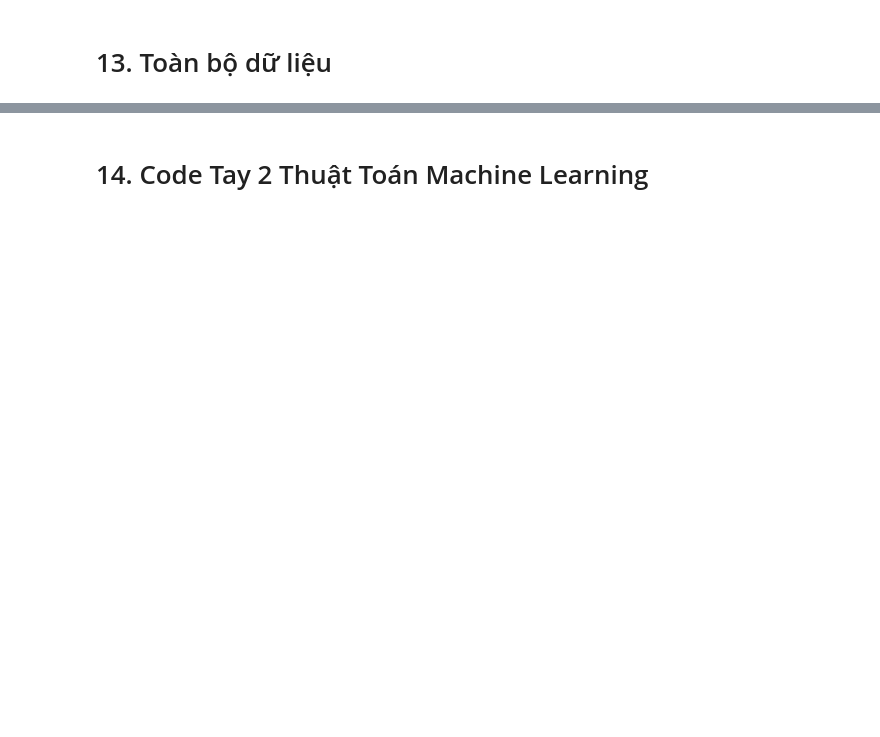
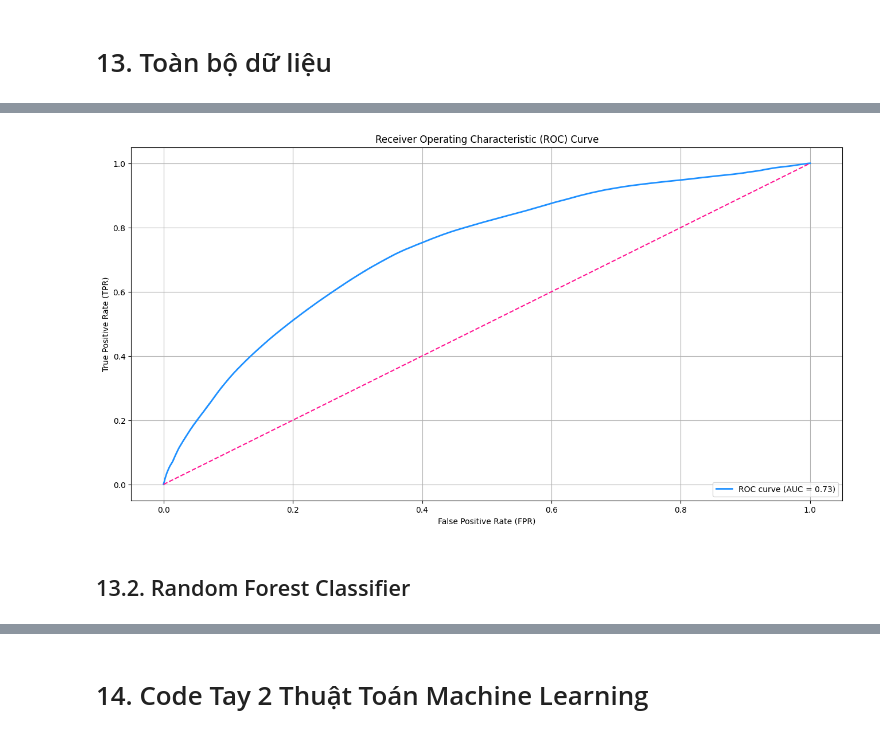
Before and after one commit to xiaoMing-04/FairyTale, a Jupyter notebook: model.ipynb, the cells around one changed output, grey strips where cells are left out. Cells and saved outputs as stored; diff of their text form; code cells hidden in the pictures; blank space fills up the shorter version.

```diff
--- a/model.ipynb
+++ b/model.ipynb
@@ -2144,0 +2243,6 @@ ValueError: Found input variables with inconsistent numbers of samples: [8085794
+# %%
+roc_auc(y_test, y_pred_prob)
+# %% [output]
+[figure, added]
+# %% [markdown]
+## 13.2. Random Forest Classifier
```
Also changed, not shown: parts of 65 cells of this notebook, 2 other files.
